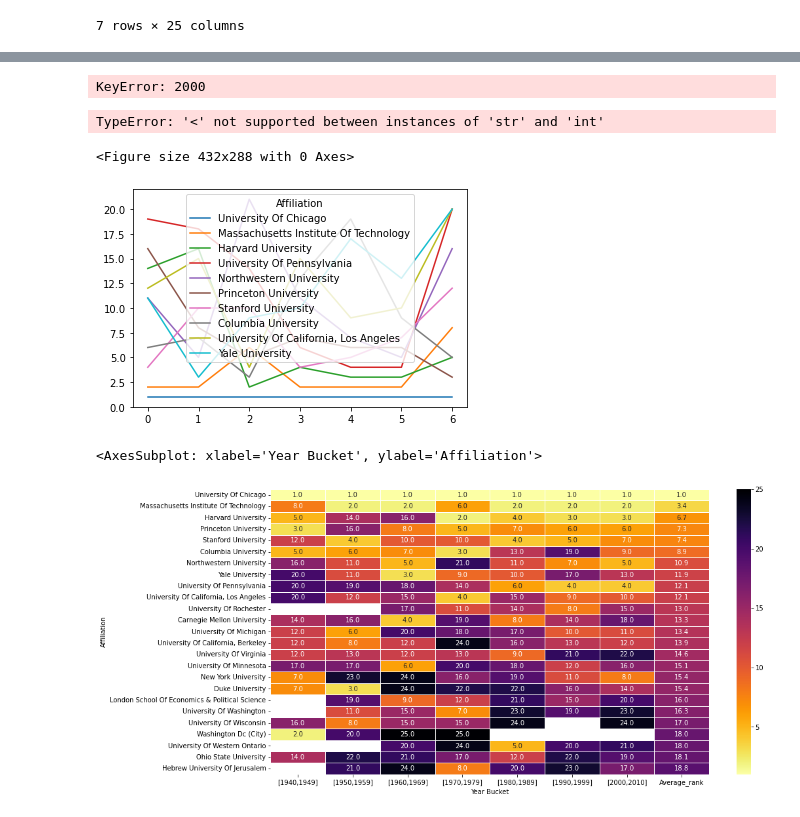
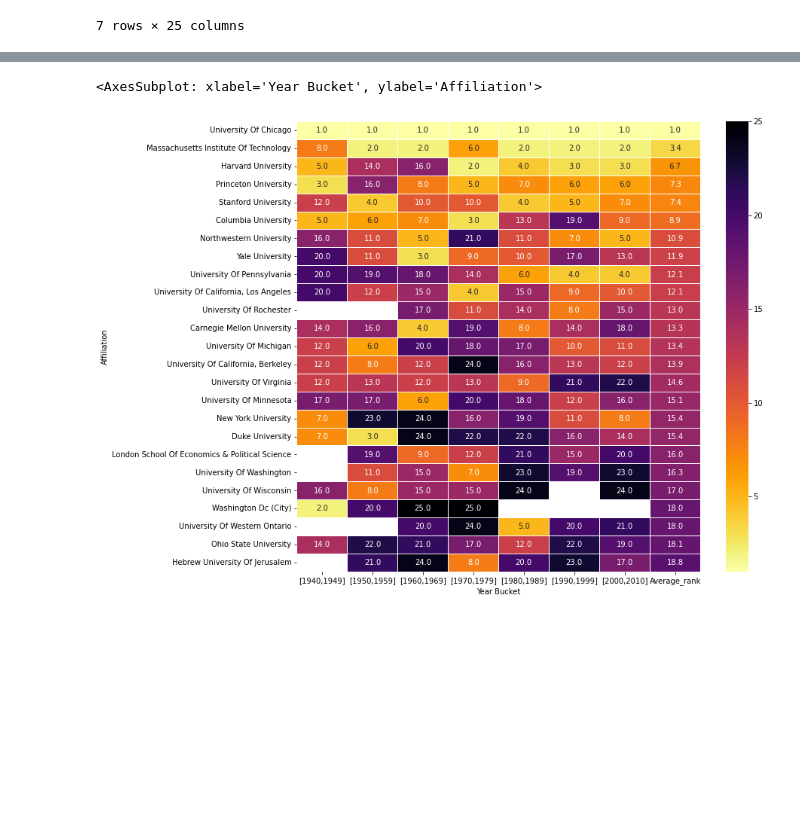
Before and after one commit to Matt970204/Affiliations_V2, a Jupyter notebook: 6. Results/6.3. Rankings per decade/JPE rankings Decade.ipynb, the cells around one changed output, grey strips where cells are left out. Drawn from its saved outputs; the diff is of its cells as text; code cells hidden in the pictures; blank space fills up the shorter version.

```diff
--- a/6. Results/6.3. Rankings per decade/JPE rankings Decade.ipynb
+++ b/6. Results/6.3. Rankings per decade/JPE rankings Decade.ipynb
@@ -354,22 +389,3 @@ pivot2_ordered
 | [1980,1989] | 39.2 | 24.6 | 20.2 | 18.8 | ... |
 | [1990,1999] | 42.0 | 20.1 | 19.6 | 17.4 | ... |
 | [2000,2010] | 37.7 | 16.1 | 15.4 | 12.8 | ... |
-# %%
-invert_pivot = ranked.pivot(index='Affiliation', columns='Year Bucket', values='aff_cum_sum_decade')
-invert_pivot
-invert_pivot.sort_values(by=2000, ascending=False)
-# %% [output]
-KeyError: 2000
-# %%
-import matplotlib.pyplot as plt
-
-fig = plt.figure()
-ax = pivot_ordered.plot(xticks=pivot.index, ylabel='Rank')
-leg = plt.legend(loc='center left', bbox_to_anchor=(1, 0.5))
-ax.invert_yaxis()
-plt.grid()
-plt.show()
-# %% [output]
-TypeError: '<' not supported between instances of 'str' and 'int'
-<Figure size 432x288 with 0 Axes>
-[figure, removed]
@@ -376,18 +414,21 @@ TypeError: '<' not supported between instances of 'str' and 'int'
 # %%
 import seaborn as sns
-ranked['Rank'] = ranked['Rank'].astype(int)
-#print(ranked.head())
+import matplotlib.pyplot as plt
+
+
+ranked = ranked.replace(0, '')
 invert_pivot = ranked.pivot(index='Affiliation', columns='Year Bucket', values='Rank')
 invert_pivot['Average_rank'] = invert_pivot.mean(axis=1)
-#print(invert_pivot)
-#print(invert_pivot.head())
+
 invert_pivot = invert_pivot.sort_values(by='Average_rank', ascending=True)
-f, ax = plt.subplots(figsize=(15, 8))
+
+
+f, ax = plt.subplots(figsize=(12, 11))
 cmap = plt.get_cmap('inferno_r')
 sns.heatmap(invert_pivot, annot=True, fmt=".1f", cmap = cmap, linewidths=.5, ax=ax)
 # %% [output]
 <AxesSubplot: xlabel='Year Bucket', ylabel='Affiliation'>
-[figure, old version]
+[figure, new version]
 # %%
 p = ranked.pivot(index='Affiliation', columns='Year Bucket', values='aff_cum_sum_decade')
 print(p)
```
Also changed, not shown: parts of 5 cells of this notebook, 56 other files.
